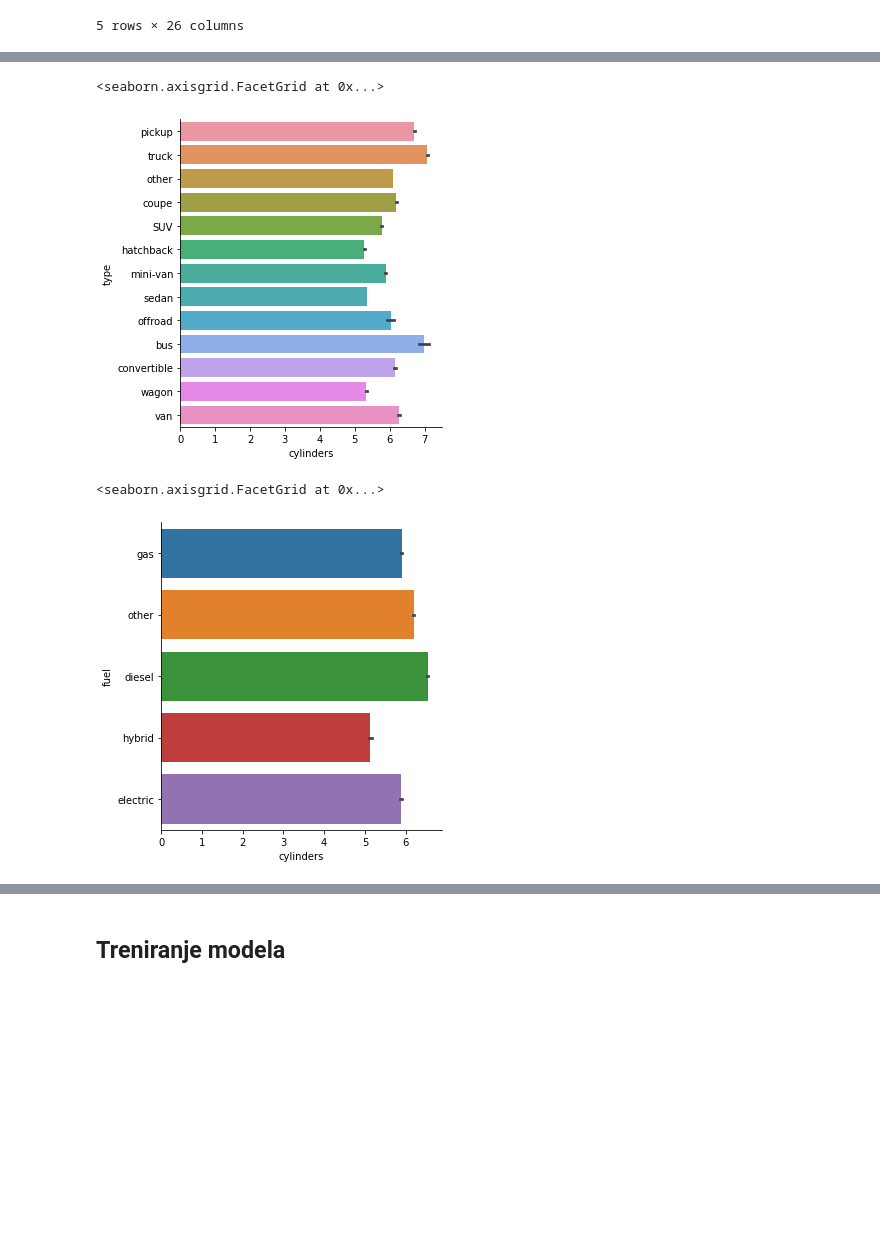
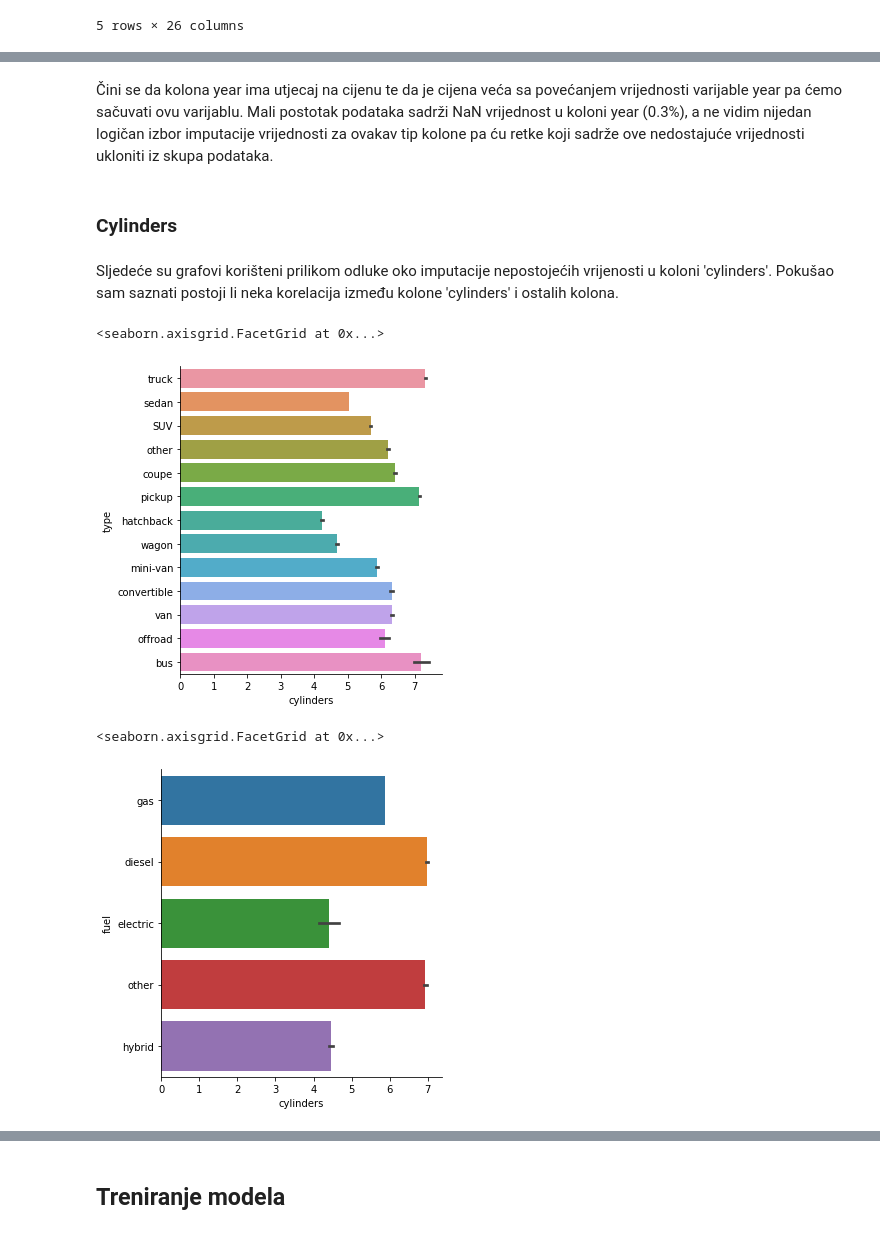
Before and after one commit to pb7932/usedcars-ml, a Jupyter notebook: UsedCars.ipynb, the cells around one changed output, grey strips where cells are left out. Saved outputs shown, nothing was run; the diff lists cells and outputs as text; code cells hidden in the pictures; blank space fills up the shorter version.

```diff
--- a/UsedCars.ipynb
+++ b/UsedCars.ipynb
@@ -180,3 +173,0 @@ Zbog malog broja podataka određenih godina izradnje automobila, odbacujemo poda
-# %%
-df = df[df['year'] > 1990]
-df.isna().sum()
@@ -203,3 +176,3 @@ Sve kolone nisu potrebne za predikciju cijene automibila, zbog čega radimo novi
 # %%
-df1 = df.copy()
-df1 = df1[['price','year','manufacturer','condition','cylinders','odometer','fuel', 'transmission','drive','size','type']]
+df_feat = df.copy()
+df_feat = df_feat[['price','year','condition','cylinders','odometer','fuel', 'title_status', 'transmission','drive','size','type','posting_date']]
@@ -241,0 +189,5 @@ Sljedeće su grafovi korišteni prilikom odluke oko nepostojećih vrijenosti u k
+# %%
+from sklearn.model_selection import train_test_split
+
+df_train, df_test = train_test_split(df_feat, test_size=0.2, random_state=42)
+df_train, df_val =  train_test_split(df_train, test_size=0.2, random_state=42)
@@ -242,11 +269,21 @@ Sljedeće su grafovi korišteni prilikom odluke oko nepostojećih vrijenosti u k
+# %% [markdown]
+Čini se da kolona year ima utjecaj na cijenu te da je cijena veća sa povećanjem vrijednosti varijable year pa ćemo sačuvati ovu varijablu. Mali postotak podataka sadrži NaN vrijednost u koloni year (0.3%), a ne vidim nijedan logičan izbor imputacije vrijednosti za ovakav tip kolone pa ću retke koji sadrže ove nedostajuće vrijednosti ukloniti iz skupa podataka.
+# %%
+df_train = df_train.dropna(subset=['year'])
+df_val = df_val.dropna(subset=['year'])
+df_test = df_test.dropna(subset=['year'])
+# %% [markdown]
+### Cylinders
+# %% [markdown]
+Sljedeće su grafovi korišteni prilikom odluke oko imputacije nepostojećih vrijenosti u koloni 'cylinders'. Pokušao sam saznati postoji li neka korelacija između kolone 'cylinders' i ostalih kolona.
 # %%
-sns.catplot(x='cylinders',y='type',data=df,kind='bar')
+sns.catplot(x='cylinders',y='type',data=df_train,kind='bar')
 # %% [output]
 <seaborn.axisgrid.FacetGrid at 0x...>
-[figure, old version]
+[figure, new version]
 # %%
-sns.catplot(x='cylinders',y='fuel',data=df,kind='bar')
+sns.catplot(x='cylinders',y='fuel',data=df_train,kind='bar')
 # %% [output]
 <seaborn.axisgrid.FacetGrid at 0x...>
-[figure, old version]
+[figure, new version]
 # %%
```
Also changed, not shown: parts of 154 cells of this notebook.
